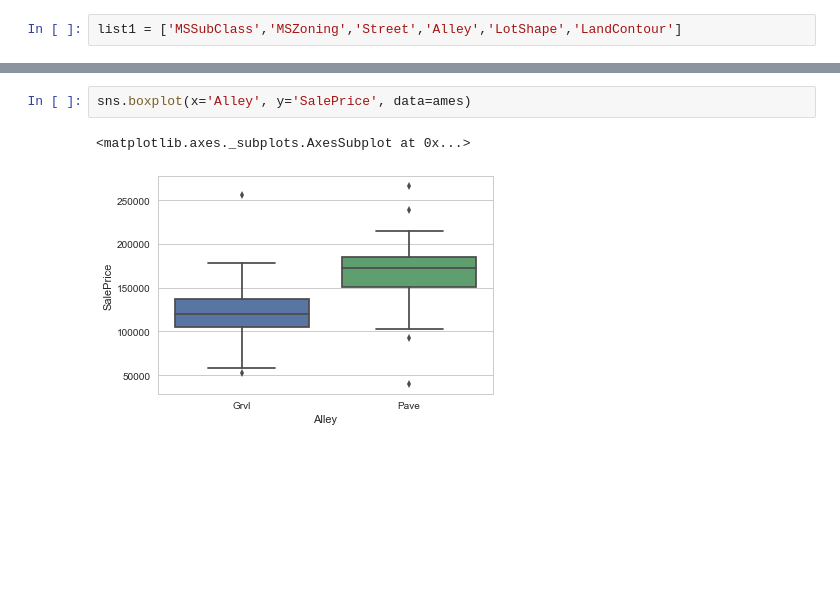
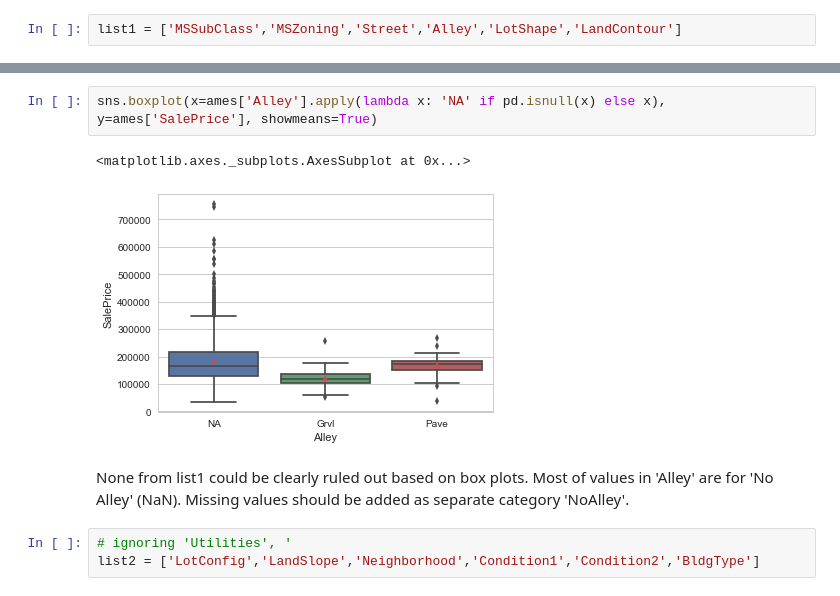
Before and after one commit to indianmoody/data-science-portfolio, a Jupyter notebook: ames_housing_prices/bivariate2.ipynb, the cells around one changed output, grey strips where cells are left out. Cells and saved outputs as stored; diff of their text form; blank space fills up the shorter version.

```diff
--- a/ames_housing_prices/bivariate2.ipynb
+++ b/ames_housing_prices/bivariate2.ipynb
@@ -26,5 +38,10 @@ for i in range(0,6):
-# %%
-sns.boxplot(x='Alley', y='SalePrice', data=ames)
-# %% [output]
-<matplotlib.axes._subplots.AxesSubplot at 0x...>
-[figure, removed]
+# %%
+sns.boxplot(x=ames['Alley'].apply(lambda x: 'NA' if pd.isnull(x) else x), y=ames['SalePrice'], showmeans=True)
+# %% [output]
+<matplotlib.axes._subplots.AxesSubplot at 0x...>
+[figure, added]
+# %% [markdown]
+None from list1 could be clearly ruled out based on box plots. Most of values in 'Alley' are for 'No Alley' (NaN). Missing values should be added as separate category 'NoAlley'.
+# %%
+# ignoring 'Utilities', '
+list2 = ['LotConfig','LandSlope','Neighborhood','Condition1','Condition2','BldgType']
```
Also changed, not shown: parts of 15 cells of this notebook.
